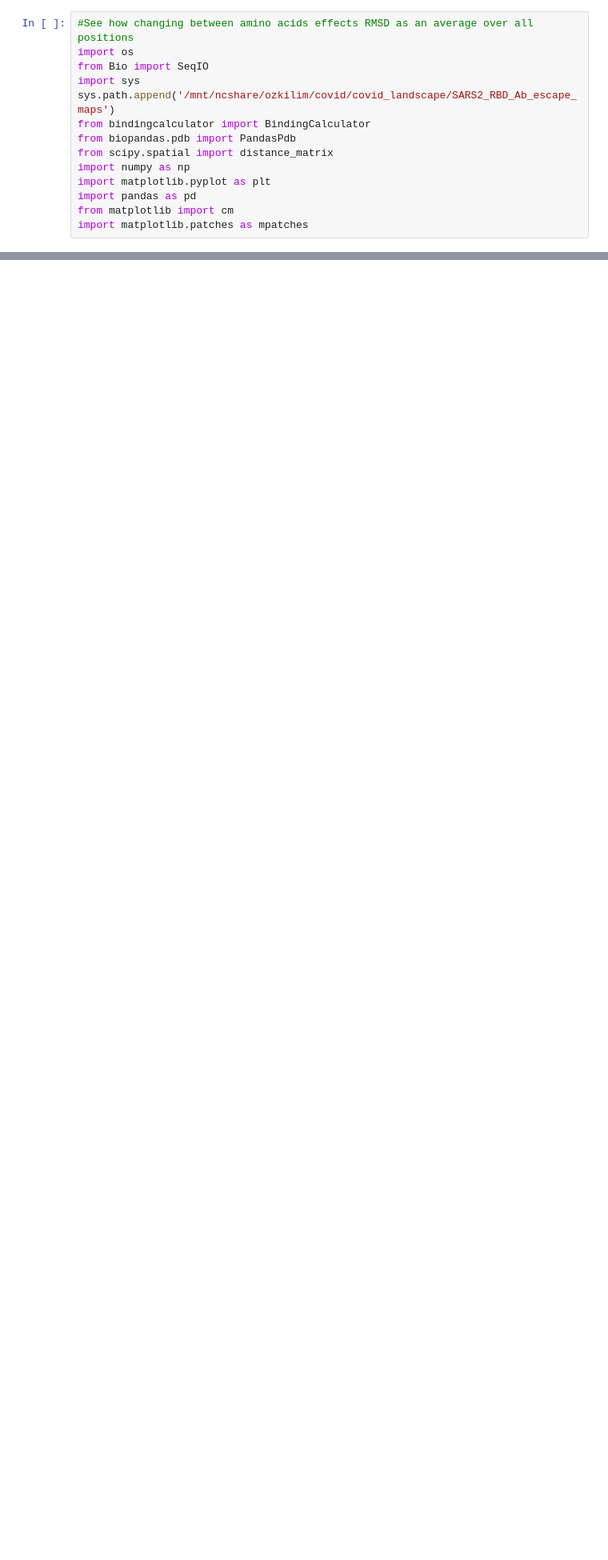
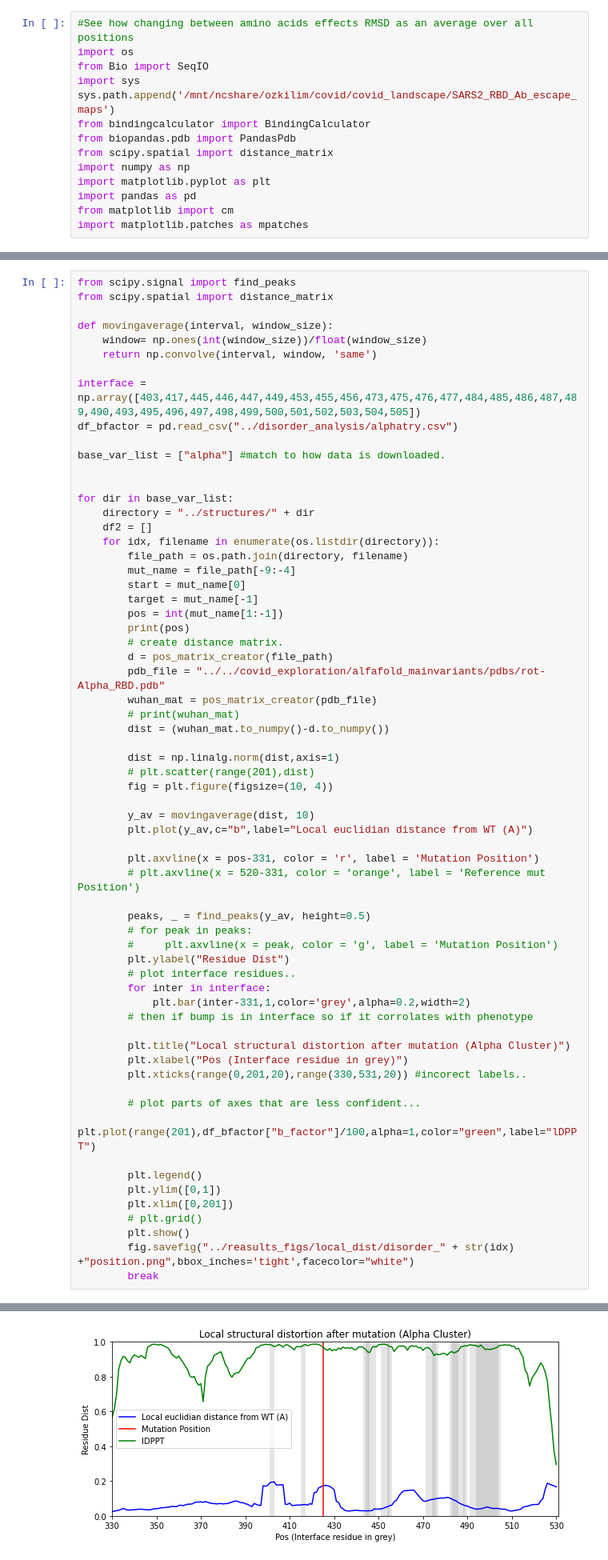
Before and after one commit to csabaiBio/RBD-AlphaFold2-structures-and-phenotypic-information, a Jupyter notebook: data_usage_scripts/xyz_variation_at_position.ipynb, the cells around one changed output, grey strips where cells are left out. Shown at 80% size. Drawn from its saved outputs; the diff is of its cells as text; blank space fills up the shorter version.

```diff
--- a/data_usage_scripts/xyz_variation_at_position.ipynb
+++ b/data_usage_scripts/xyz_variation_at_position.ipynb
@@ -155,0 +123,65 @@ f.savefig("../reasults_figs/mut_at_position.png",bbox_inches='tight',facecolor="
+# %%
+from scipy.signal import find_peaks
+from scipy.spatial import distance_matrix
+
+def movingaverage(interval, window_size):
+    window= np.ones(int(window_size))/float(window_size)
+    return np.convolve(interval, window, 'same')
+
+interface = np.array([403,417,445,446,447,449,453,455,456,473,475,476,477,484,485,486,487,489,490,493,495,496,497,498,499,500,501,502,503,504,505])
+df_bfactor = pd.read_csv("../disorder_analysis/alphatry.csv")
+
+base_var_list = ["alpha"] #match to how data is downloaded.
+
+
+for dir in base_var_list:
+    directory = "../structures/" + dir
+    df2 = []
+    for idx, filename in enumerate(os.listdir(directory)):
+        file_path = os.path.join(directory, filename)
+        mut_name = file_path[-9:-4]
+        start = mut_name[0]
+        target = mut_name[-1]
+        pos = int(mut_name[1:-1])
+        print(pos)
+        # create distance matrix.
+        d = pos_matrix_creator(file_path)
+        pdb_file = "../../covid_exploration/alfafold_mainvariants/pdbs/rot-Alpha_RBD.pdb"
+        wuhan_mat = pos_matrix_creator(pdb_file)
+        # print(wuhan_mat)
+        dist = (wuhan_mat.to_numpy()-d.to_numpy())
+
+        dist = np.linalg.norm(dist,axis=1)
+        # plt.scatter(range(201),dist)
+        fig = plt.figure(figsize=(10, 4))
+
+        y_av = movingaverage(dist, 10)
+        plt.plot(y_av,c="b",label="Local euclidian distance from WT (A)")
+
+        plt.axvline(x = pos-331, color = 'r', label = 'Mutation Position')
+        # plt.axvline(x = 520-331, color = 'orange', label = 'Reference mut Position')
+
+        peaks, _ = find_peaks(y_av, height=0.5)
+        # for peak in peaks:
+        #     plt.axvline(x = peak, color = 'g', label = 'Mutation Position')
+        plt.ylabel("Residue Dist")
+        # plot interface residues..
+        for inter in interface:
+            plt.bar(inter-331,1,color='grey',alpha=0.2,width=2)
+        # then if bump is in interface so if it corrolates with phenotype
+
+        plt.title("Local structural distortion after mutation (Alpha Cluster)")
+        plt.xlabel("Pos (Interface residue in grey)")
+        plt.xticks(range(0,201,20),range(330,531,20)) #incorect labels..
+
+        # plot parts of axes that are less confident...
+        plt.plot(range(201),df_bfactor["b_factor"]/100,alpha=1,color="green",label="lDPPT")
+
+        plt.legend()
+        plt.ylim([0,1])
+        plt.xlim([0,201])
+        # plt.grid()
+        plt.show()
+        fig.savefig("../reasults_figs/local_dist/disorder_" + str(idx) +"position.png",bbox_inches='tight',facecolor="white")
+        break
+# %% [output]
@@ -155,0 +189 @@ f.savefig("../reasults_figs/mut_at_position.png",bbox_inches='tight',facecolor="
+[figure, added]
```
Also changed, not shown: parts of 6 cells of this notebook, 26 other files.
